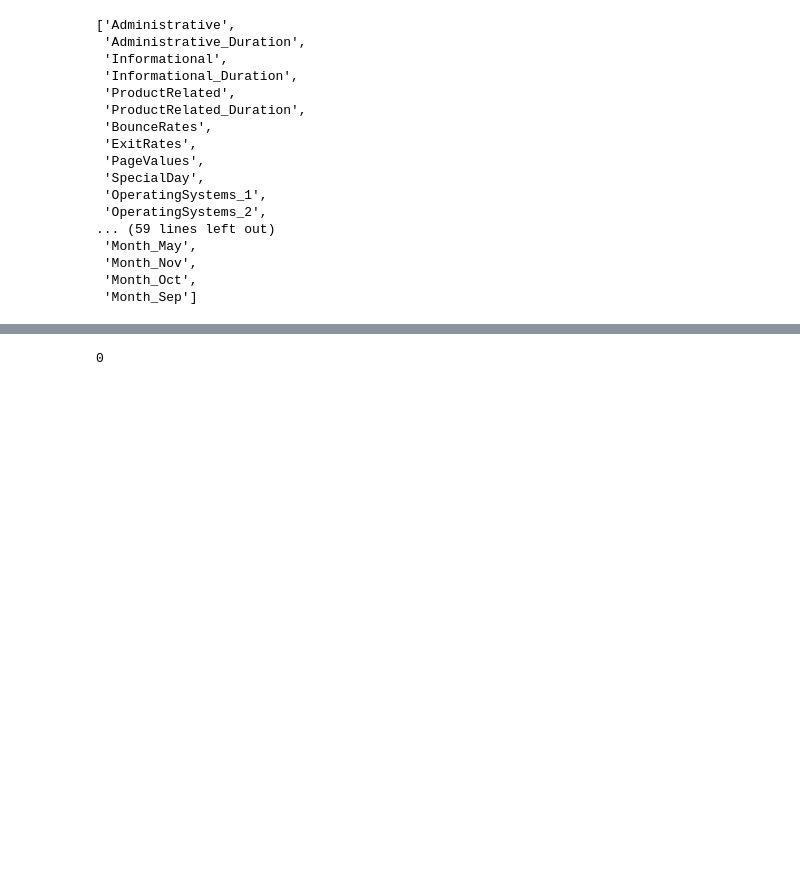
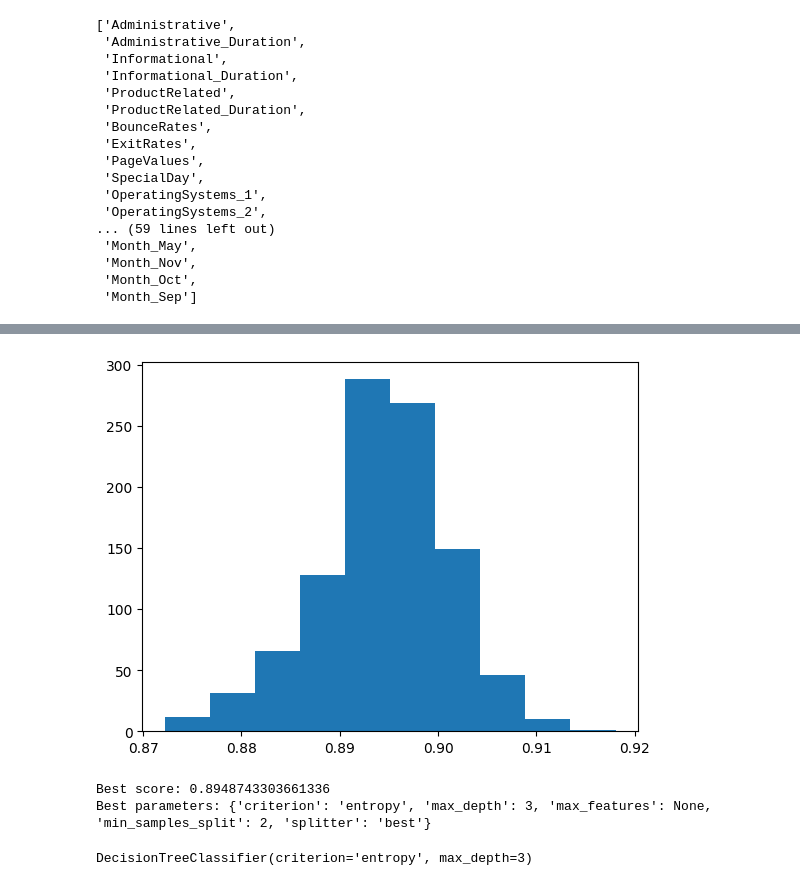
Before and after one commit to Joanaigs/Predict-Shopper-Behaviour-IA-Proj2, a Jupyter notebook: notebook.ipynb, the cells around one changed output, grey strips where cells are left out. Drawn from its saved outputs; the diff is of its cells as text; code cells hidden in the pictures; blank space fills up the shorter version.

```diff
--- a/notebook.ipynb
+++ b/notebook.ipynb
@@ -167,15 +120,0 @@ F1 Score: 0.7308470621435872
-# %%
-model_accuracies = []
-
-for repetition in range(1000):
-    (training_inputs,
-     testing_inputs,
-     training_classes,
-     testing_classes) = train_test_split(all_inputs, all_labels, test_size=0.25)
-
-    decision_tree_classifier = DecisionTreeClassifier()
-    decision_tree_classifier.fit(training_inputs, training_classes)
-    classifier_accuracy = decision_tree_classifier.score(testing_inputs, testing_classes)
-    model_accuracies.append(classifier_accuracy)
-
-plt.hist(model_accuracies)
@@ -232,11 +190,40 @@ DecisionTreeClassifier(max_depth=3, max_features=4)
+# %%
+trainingRepetitions(DecisionTreeClassifier(max_depth=3, criterion='entropy', splitter='best'))
+# %% [output]
+[figure, added]
+# %%
+decision_tree_classifier = DecisionTreeClassifier()
+
+parameter_grid = {
+    'criterion': ['gini', 'entropy'],
+    'splitter': ['best', 'random'],
+    'max_depth': [1, 2, 3, 4, 5, 6, 7, 8, 9, 10],
+    'min_samples_split': [2, 3, 4, 5, 6, 7, 8, 9, 10],
+    'max_features': [1, 2, 3, 4, 5, 6, 7,8, 9, 10, 11, 12, 13, 14, 15,'auto', 'sqrt', 'log2', None]
+    }
+
+
+cross_validation = StratifiedKFold(n_splits=10)
+
+grid_search = GridSearchCV( decision_tree_classifier,
+                           param_grid=parameter_grid,
+                           cv=cross_validation)
+
+grid_search.fit(all_inputs, all_labels)
+
+print('Best score: {}'.format(grid_search.best_score_))
+print('Best parameters: {}'.format(grid_search.best_params_))
+
+decision_tree_classifier = grid_search.best_estimator_
+decision_tree_classifier
+# %% [output]
+Best score: 0.8948743303661336
+Best parameters: {'criterion': 'entropy', 'max_depth': 3, 'max_features': None, 'min_samples_split': 2, 'splitter': 'best'}
+DecisionTreeClassifier(criterion='entropy', max_depth=3)
 # %%
-import sklearn.tree as tree
-
-with open('dtc.dot', 'w') as out_file:
+with open('dtc_tree.dot', 'w') as out_file:
     out_file = tree.export_graphviz(decision_tree_classifier, out_file=out_file)
 
 from subprocess import check_call
-check_call(['dot','-Tpng','dtc.dot','-o','dtc.png'])
+check_call(['dot','-Tpng','dtc_tree.dot','-o','dtc_tree.png'])
-# %% [output]
-0
 # %% [markdown]
```
Also changed, not shown: parts of 15 cells of this notebook, 4 other files.
